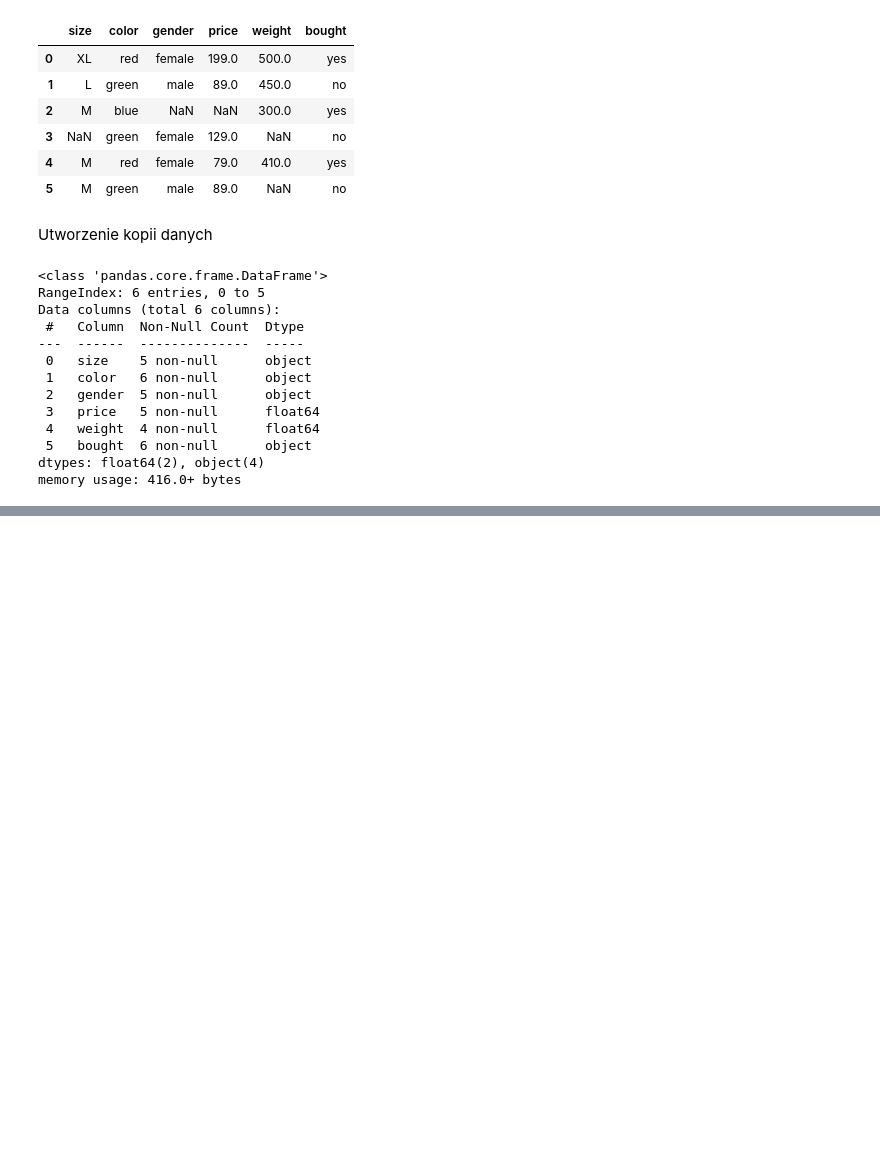
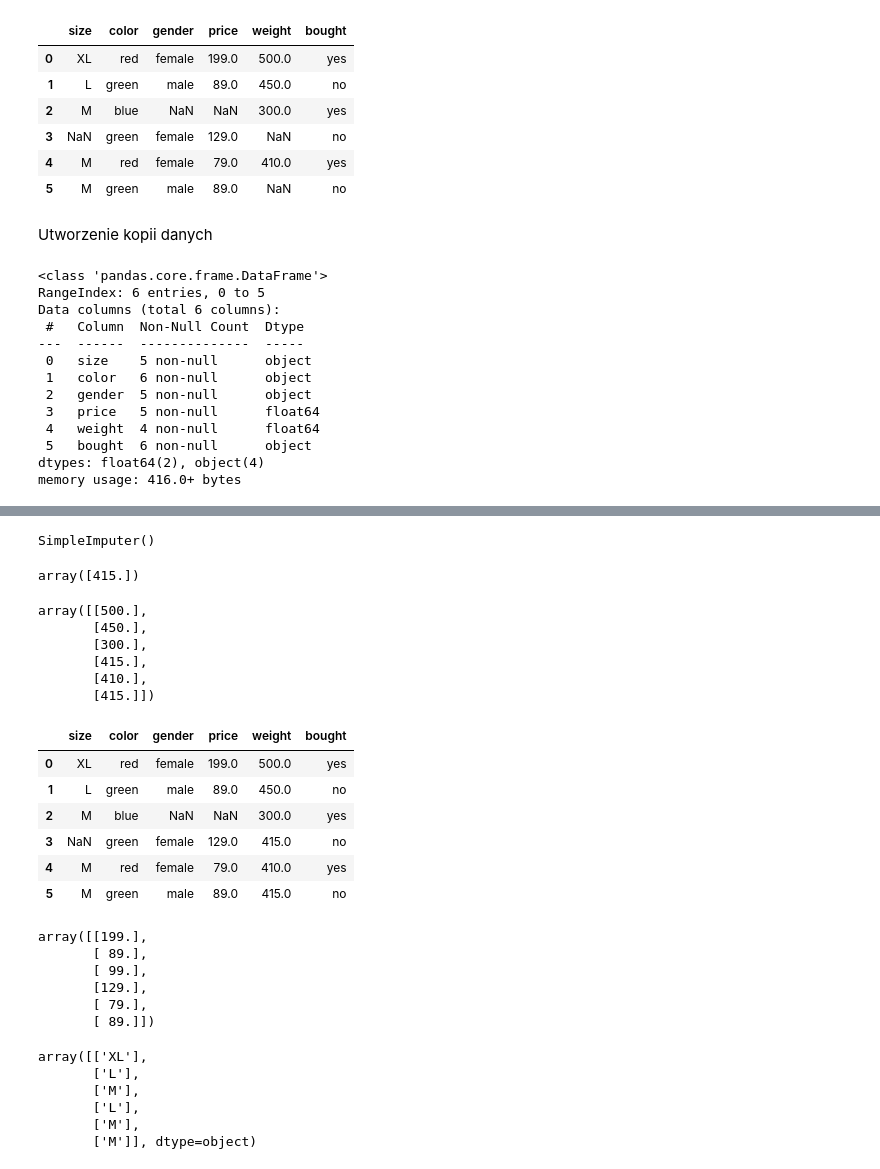
Before and after one commit to Lukedzc/Bootcamp-ML, a Jupyter notebook: sekcja_4;_21_braki_danych.ipynb, the cells around one changed output, grey strips where cells are left out. Saved outputs shown, nothing was run; the diff lists cells and outputs as text; code cells hidden in the pictures; blank space fills up the shorter version.

```diff
--- a/sekcja_4;_21_braki_danych.ipynb
+++ b/sekcja_4;_21_braki_danych.ipynb
@@ -55,0 +121,57 @@ memory usage: 416.0+ bytes
+# %%
+
+from sklearn.impute import SimpleImputer
+
+# strategy: 'mean', 'median', 'most_frequent', 'constant'
+imputer = SimpleImputer(missing_values=np.nan, strategy='mean') # rodzaj braków np.nan; strategia - przekazanie braków w formie średniej
+imputer.fit(df[['weight']])
+# %% [output]
+SimpleImputer()
+# %%
+imputer.statistics_ #parametr - statistics_ - średnia wartość - 415
+# %% [output]
+array([415.])
+# %%
+
+imputer.transform(df[['weight']]) # przetransformowanie średniej w miejsce brakujących danych
+# %% [output]
+array([[500.],
+       [450.],
+       [300.],
+       [415.],
+       [410.],
+       [415.]])
+# %%
+
+df['weight'] = imputer.transform(df[['weight']]) #przypisanie danych do obiektu data frame
+df
+# %% [output]
+|  | size | color | gender | price | weight | bought |
+| 0 | XL | red | female | 199.0 | 500.0 | yes |
+| 1 | L | green | male | 89.0 | 450.0 | no |
+| 2 | M | blue | NaN | NaN | 300.0 | yes |
+| 3 | NaN | green | female | 129.0 | 415.0 | no |
+| 4 | M | red | female | 79.0 | 410.0 | yes |
+| 5 | M | green | male | 89.0 | 415.0 | no |
+# %%
+
+imputer = SimpleImputer(missing_values=np.nan, strategy='constant', fill_value=99.0) #ustawiamy strategię na constant (stałą wartość, w tym przypadku 99 )
+imputer.fit_transform(df[['price']])
+# %% [output]
+array([[199.],
+       [ 89.],
+       [ 99.],
+       [129.],
+       [ 79.],
+       [ 89.]])
+# %%
+
+imputer = SimpleImputer(missing_values=np.nan, strategy='constant', fill_value='L') #dane kategoryczne; uzupełniamy stałą wartością
+imputer.fit_transform(df[['size']])
+# %% [output]
+array([['XL'],
+       ['L'],
+       ['M'],
+       ['L'],
+       ['M'],
+       ['M']], dtype=object)
```
Also changed, not shown: parts of 26 cells of this notebook.
